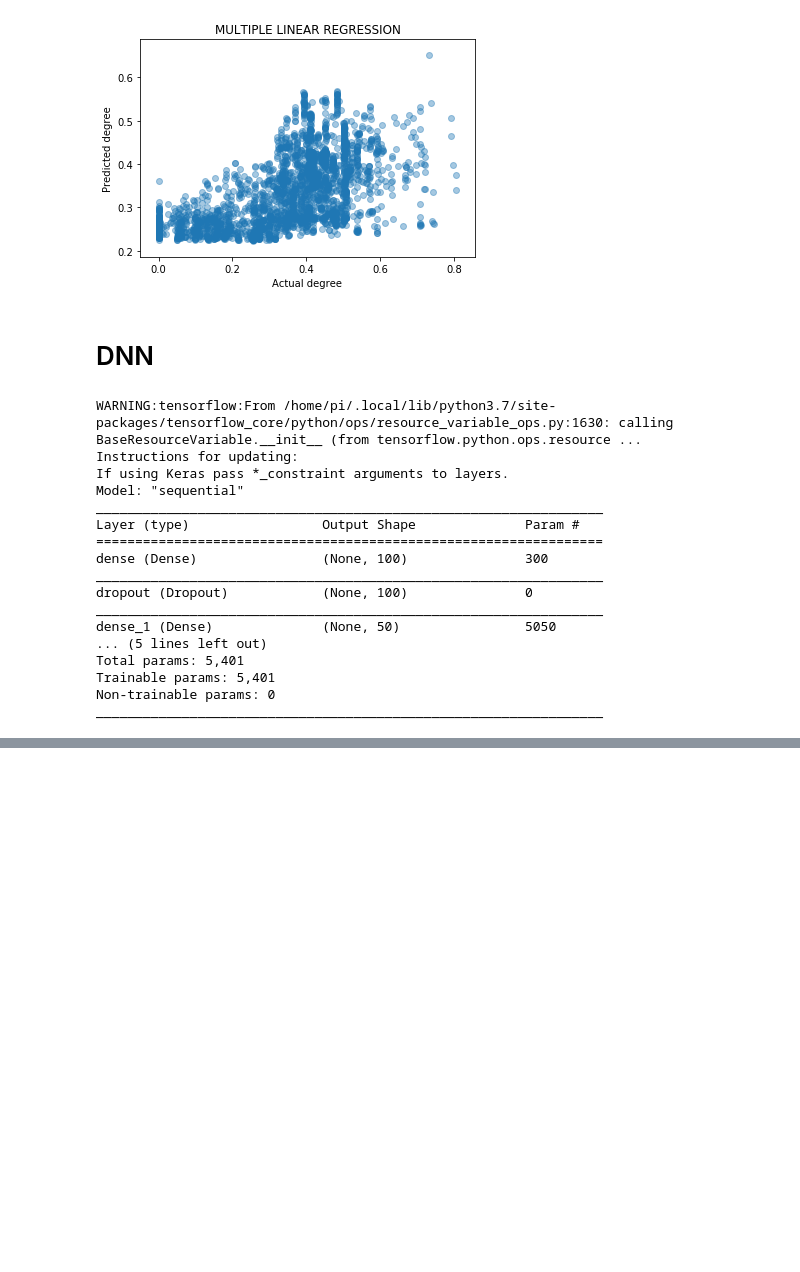
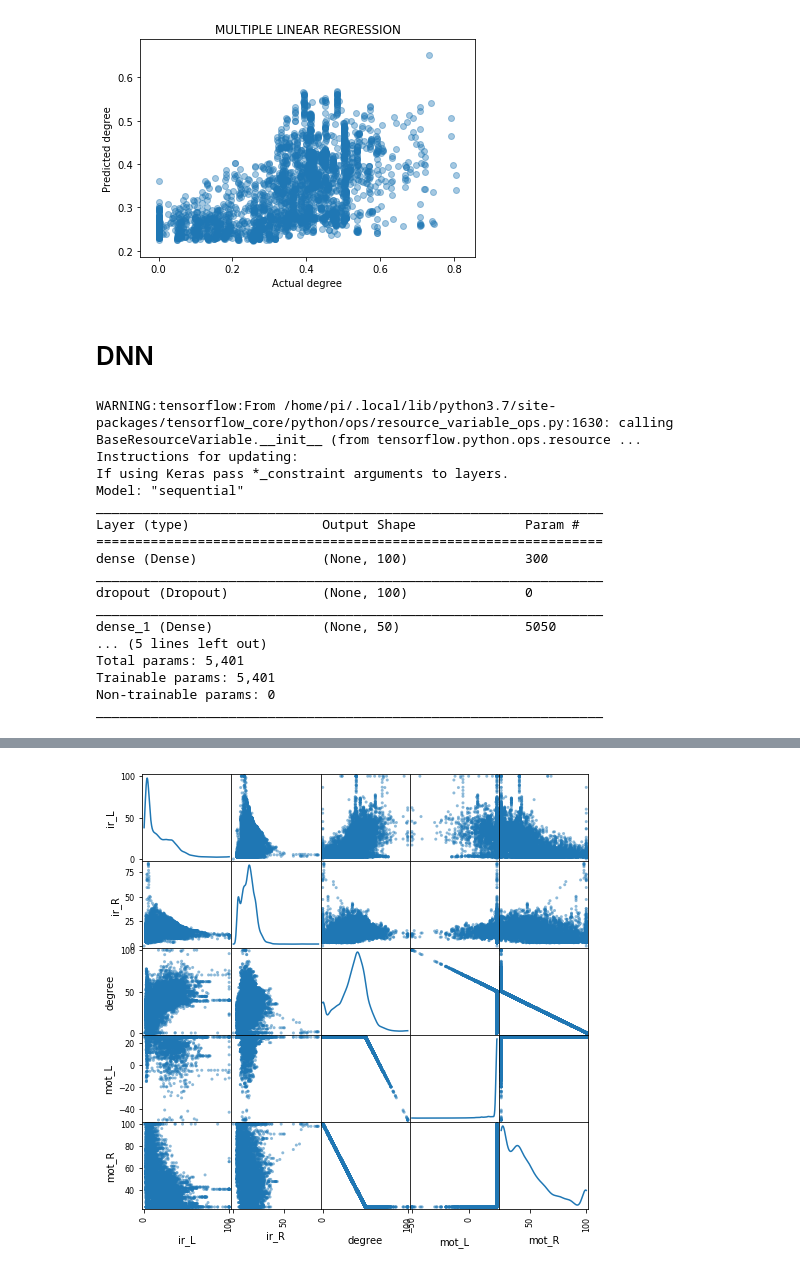
Before and after one commit to wsy8029/ai-contents-maze-runner, a Jupyter notebook: src/EDA.ipynb, the cells around one changed output, grey strips where cells are left out. Saved outputs shown, nothing was run; the diff lists cells and outputs as text; code cells hidden in the pictures; blank space fills up the shorter version.

```diff
--- a/src/EDA.ipynb
+++ b/src/EDA.ipynb
@@ -176,0 +204,6 @@ plt.show()
+# %%
+scatter_matrix(df, alpha=0.5, figsize=(8, 8), diagonal='kde')
+
+plt.show()
+# %% [output]
+[figure, added]
```
Also changed, not shown: parts of 5 cells of this notebook.
